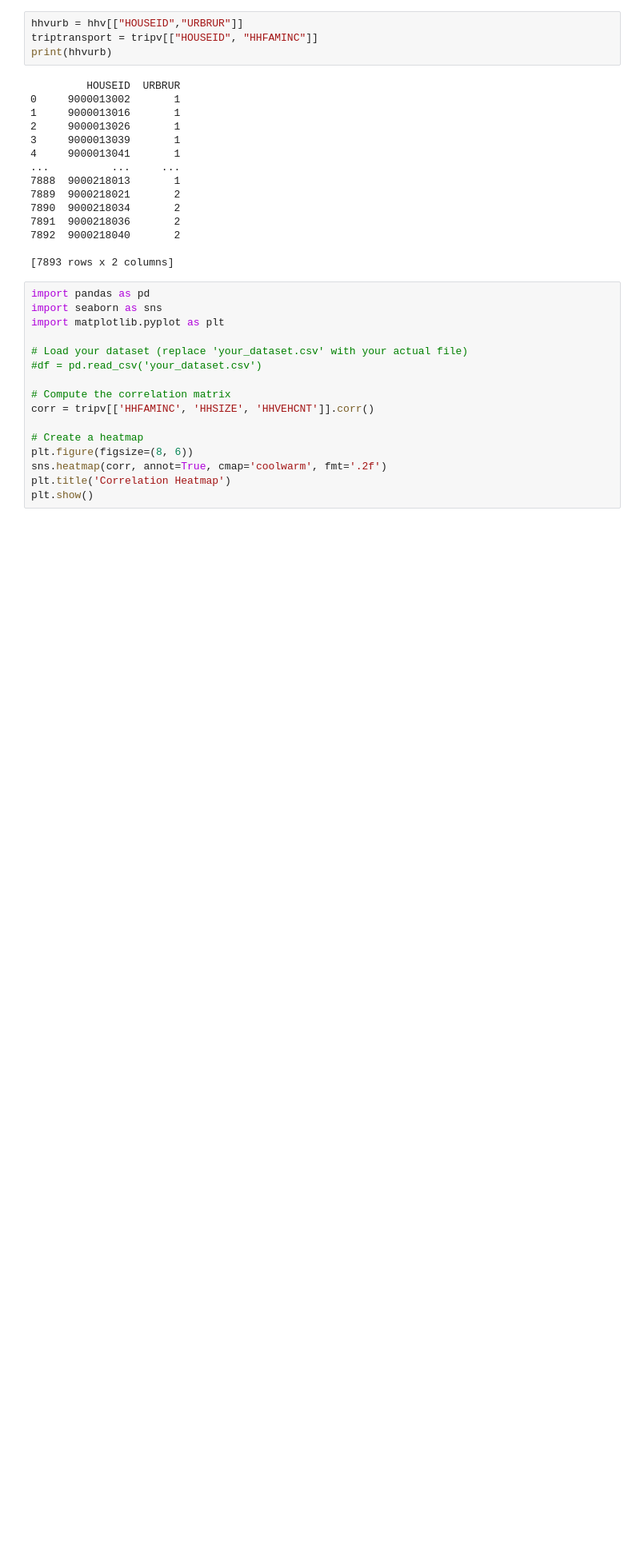
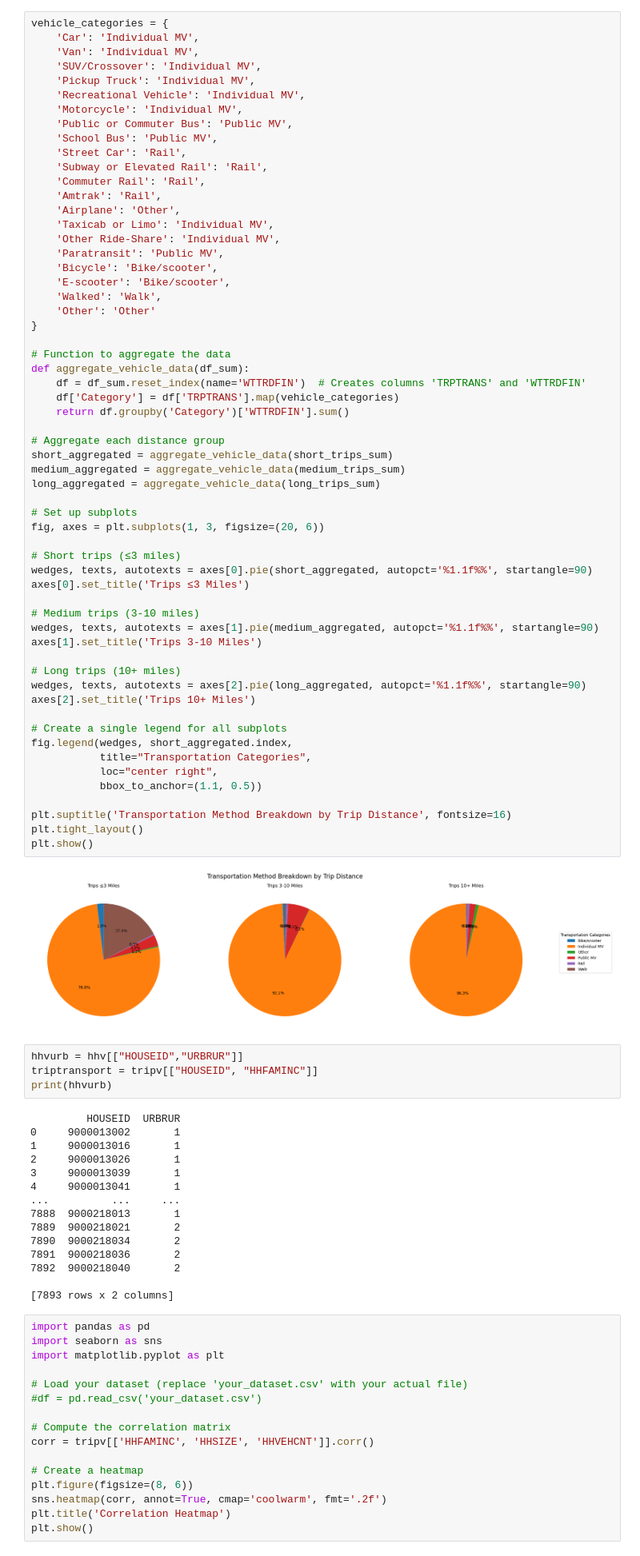
Before and after one commit to Xerconia/Transitlytics, a Jupyter notebook: garrett_eda.ipynb, the cells around one changed output. Shown at 80% size. Cells and saved outputs as stored; diff of their text form; blank space fills up the shorter version.

```diff
--- a/garrett_eda.ipynb
+++ b/garrett_eda.ipynb
@@ -40,3 +106,64 @@ print(tripv)
+# %%
+vehicle_categories = {
+    'Car': 'Individual MV',
+    'Van': 'Individual MV',
+    'SUV/Crossover': 'Individual MV',
+    'Pickup Truck': 'Individual MV',
+    'Recreational Vehicle': 'Individual MV',
+    'Motorcycle': 'Individual MV',
+    'Public or Commuter Bus': 'Public MV',
+    'School Bus': 'Public MV',
+    'Street Car': 'Rail',
+    'Subway or Elevated Rail': 'Rail',
+    'Commuter Rail': 'Rail',
+    'Amtrak': 'Rail',
+    'Airplane': 'Other',
+    'Taxicab or Limo': 'Individual MV',
+    'Other Ride-Share': 'Individual MV',
+    'Paratransit': 'Public MV',
+    'Bicycle': 'Bike/scooter',
+    'E-scooter': 'Bike/scooter',
+    'Walked': 'Walk',
+    'Other': 'Other'
+}
+
+# Function to aggregate the data
+def aggregate_vehicle_data(df_sum):
+    df = df_sum.reset_index(name='WTTRDFIN')  # Creates columns 'TRPTRANS' and 'WTTRDFIN'
+    df['Category'] = df['TRPTRANS'].map(vehicle_categories)
+    return df.groupby('Category')['WTTRDFIN'].sum()
+
+# Aggregate each distance group
+short_aggregated = aggregate_vehicle_data(short_trips_sum)
+medium_aggregated = aggregate_vehicle_data(medium_trips_sum)
+long_aggregated = aggregate_vehicle_data(long_trips_sum)
+
+# Set up subplots
+fig, axes = plt.subplots(1, 3, figsize=(20, 6))
+
+# Short trips (≤3 miles)
+wedges, texts, autotexts = axes[0].pie(short_aggregated, autopct='%1.1f%%', startangle=90)
+axes[0].set_title('Trips ≤3 Miles')
+
+# Medium trips (3-10 miles)
+wedges, texts, autotexts = axes[1].pie(medium_aggregated, autopct='%1.1f%%', startangle=90)
+axes[1].set_title('Trips 3-10 Miles')
+
+# Long trips (10+ miles)
+wedges, texts, autotexts = axes[2].pie(long_aggregated, autopct='%1.1f%%', startangle=90)
+axes[2].set_title('Trips 10+ Miles')
+
+# Create a single legend for all subplots
+fig.legend(wedges, short_aggregated.index,
+           title="Transportation Categories",
+           loc="center right",
+           bbox_to_anchor=(1.1, 0.5))
+
+plt.suptitle('Transportation Method Breakdown by Trip Distance', fontsize=16)
+plt.tight_layout()
+plt.show()
+# %% [output]
+[figure, added]
 # %%
 hhvurb = hhv[["HOUSEID","URBRUR"]]
 triptransport = tripv[["HOUSEID", "HHFAMINC"]]
```
Also changed, not shown: parts of 7 cells of this notebook.
